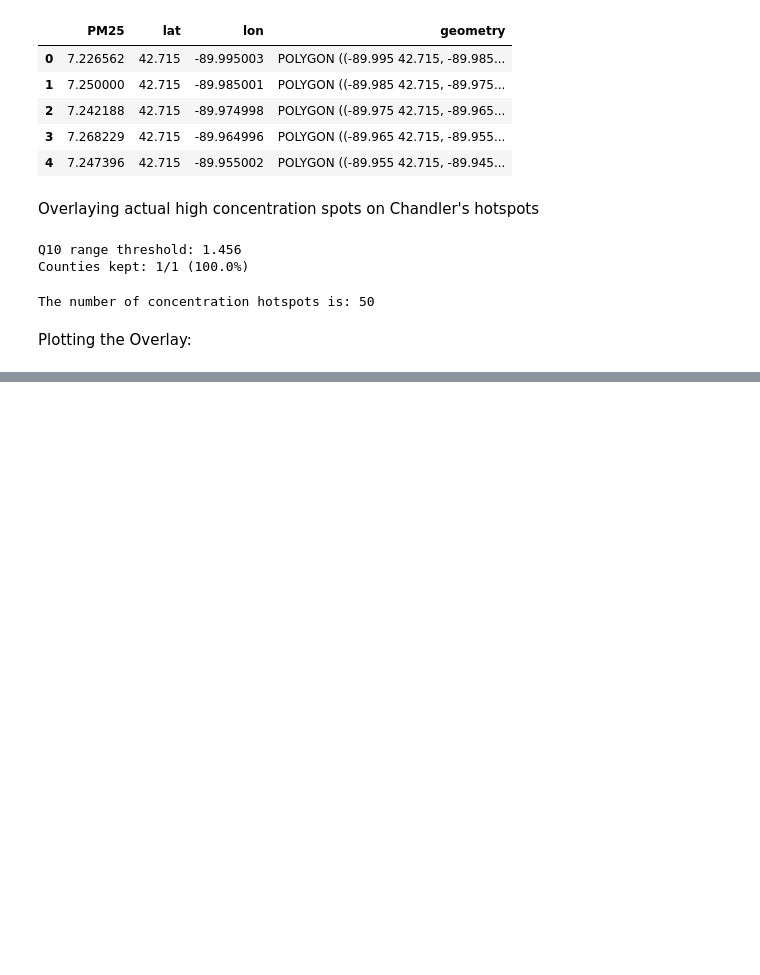
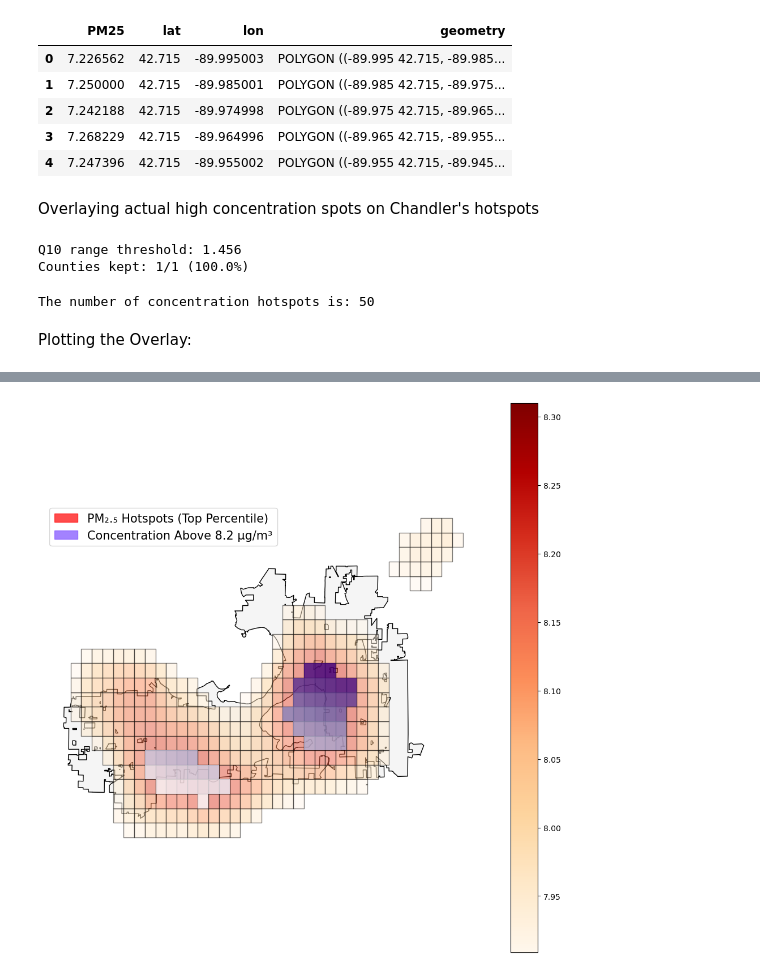
Before and after one commit to griffinberonio/Griffin_Holloway_Group, a Jupyter notebook: Dane_County_Concentration_hotspot.ipynb, the cells around one changed output, grey strips where cells are left out. Saved outputs shown, nothing was run; the diff lists cells and outputs as text; code cells hidden in the pictures; blank space fills up the shorter version.

```diff
--- a/Dane_County_Concentration_hotspot.ipynb
+++ b/Dane_County_Concentration_hotspot.ipynb
@@ -175,0 +179,38 @@ plt.show()
+# %%
+# Just the city of Madison:
+
+# Plotting
+hotspot_plot = conc_hotspots.copy()
+counties_plot = danecounty.copy()
+chandlers = top10_sd_hotspots.copy()
+cityplot = city.copy()
+
+county_outline = counties_plot.dissolve(by='COUNTYFP', as_index=False)[['geometry']]
+
+# Plot
+fig, ax = plt.subplots(figsize=(10, 10))
+
+# counties_plot.plot(ax=ax, facecolor='#f5f5f5', edgecolor='#cccccc', linewidth=0.2, zorder=1)
+cityplot.boundary.plot(ax=ax, facecolor='#f5f5f5', edgecolor='black', linewidth = 1, zorder=2)
+chandlers.plot(ax=ax, column='PM25', legend=True, cmap='OrRd', edgecolor='k', alpha = 0.5, zorder =3)
+# county_outline.boundary.plot(ax=ax, color='#999999', linewidth=0.3, zorder=4)
+
+
+# EPA monitors
+if not hotspot_plot.empty:
+    hotspot_plot.plot(ax=ax, cmap="Purples", markersize=5, alpha=0.8, zorder=5)
+
+legend_elements = [
+    mpatches.Patch(color='red', alpha=0.7, label='PM₂.₅ Hotspots (Top Percentile)'),
+    mpatches.Patch(color='#7C4DFF', alpha = 0.7, label = 'Concentration Above 8.2 µg/m³')
+    # plt.Line2D([0], [0], color='w', markerfacecolor='#7C4DFF', markersize=16, label='Concentration Above 8.2 µg/m³')
+]
+
+ax.legend(handles=legend_elements, loc='upper left', fontsize=15, framealpha=0.8)
+
+ax.set_axis_off()
+plt.tight_layout()
+plt.savefig('Madison_hotspot_comparison_2021_2023.jpg', dpi=300, bbox_inches='tight')
+plt.show()
+# %% [output]
+[figure, added]
```
Also changed, not shown: parts of 1 cell of this notebook.
